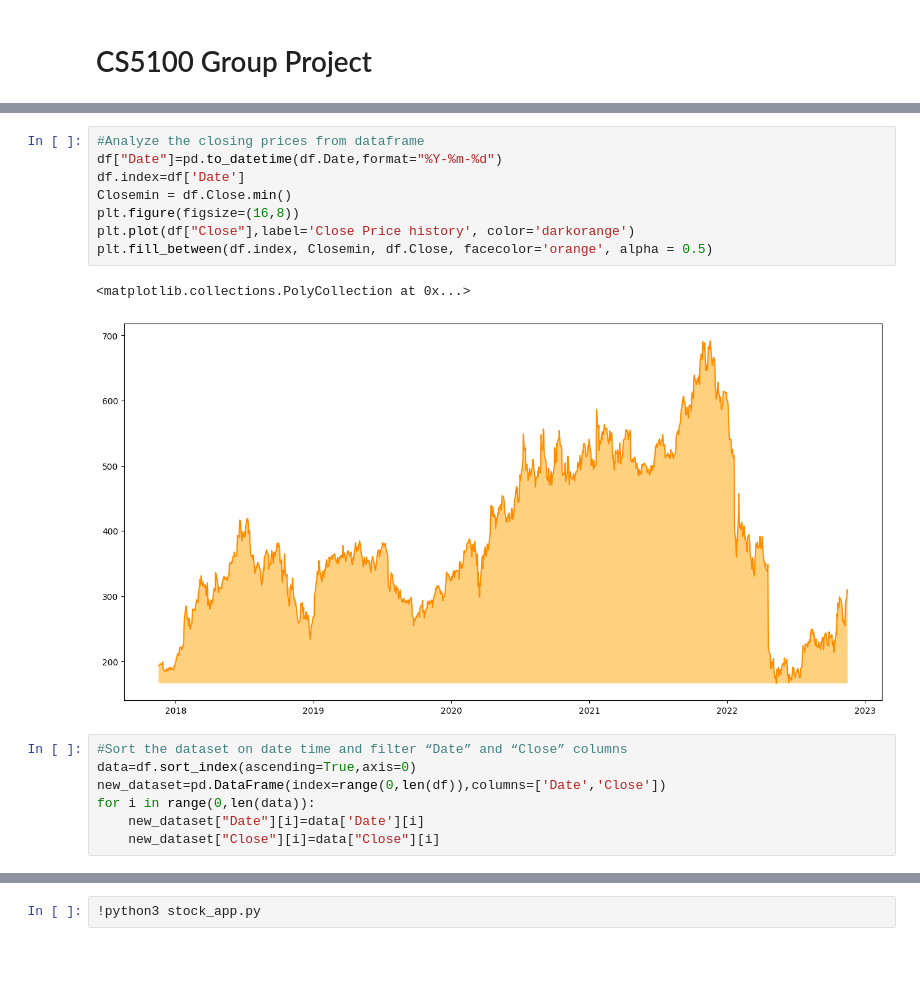
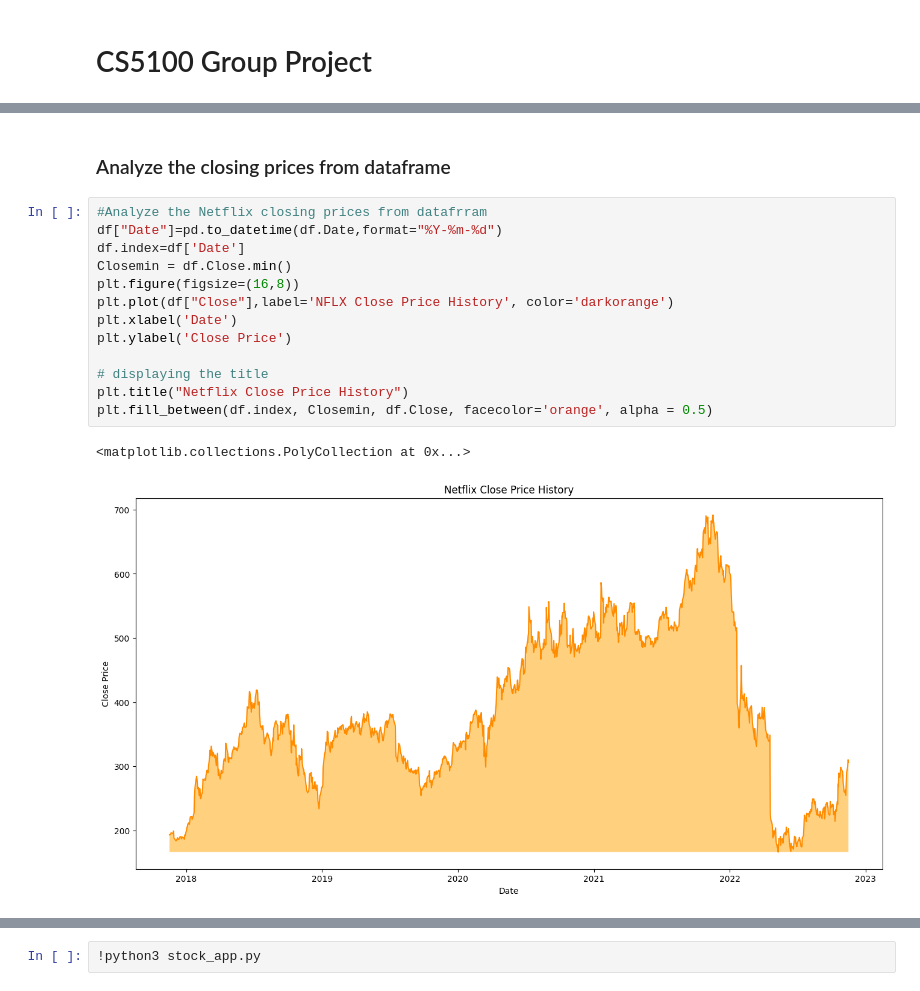
Before and after one commit to Shiyu95/CS5100-Project, a Jupyter notebook: CS5100 Project.ipynb, the cells around one changed output, grey strips where cells are left out. Cells and saved outputs as stored; diff of their text form; blank space fills up the shorter version.

```diff
--- a/CS5100 Project.ipynb
+++ b/CS5100 Project.ipynb
@@ -26,18 +73,18 @@ df.head()
+# %% [markdown]
+### Analyze the closing prices from dataframe
 # %%
-#Analyze the closing prices from dataframe
+#Analyze the Netflix closing prices from datafrram
 df["Date"]=pd.to_datetime(df.Date,format="%Y-%m-%d")
 df.index=df['Date']
 Closemin = df.Close.min()
 plt.figure(figsize=(16,8))
-plt.plot(df["Close"],label='Close Price history', color='darkorange')
+plt.plot(df["Close"],label='NFLX Close Price History', color='darkorange')
+plt.xlabel('Date')
+plt.ylabel('Close Price')
+
+# displaying the title
+plt.title("Netflix Close Price History")
 plt.fill_between(df.index, Closemin, df.Close, facecolor='orange', alpha = 0.5)
 # %% [output]
 <matplotlib.collections.PolyCollection at 0x...>
-[figure, old version]
+[figure, new version]
-# %%
-#Sort the dataset on date time and filter “Date” and “Close” columns
-data=df.sort_index(ascending=True,axis=0)
-new_dataset=pd.DataFrame(index=range(0,len(df)),columns=['Date','Close'])
-for i in range(0,len(data)):
-    new_dataset["Date"][i]=data['Date'][i]
-    new_dataset["Close"][i]=data["Close"][i]
```
Also changed, not shown: parts of 32 cells of this notebook, 5 other files.
